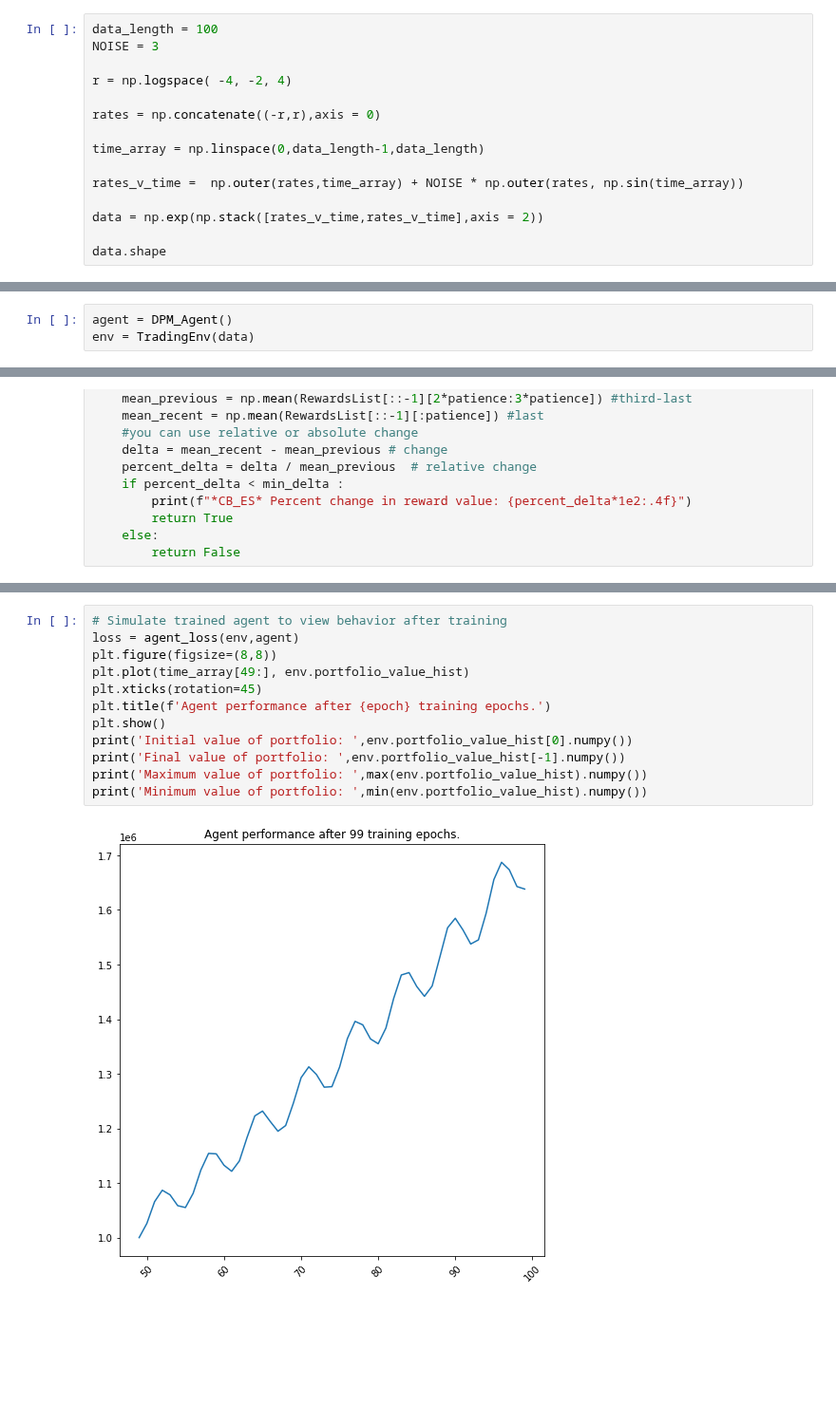
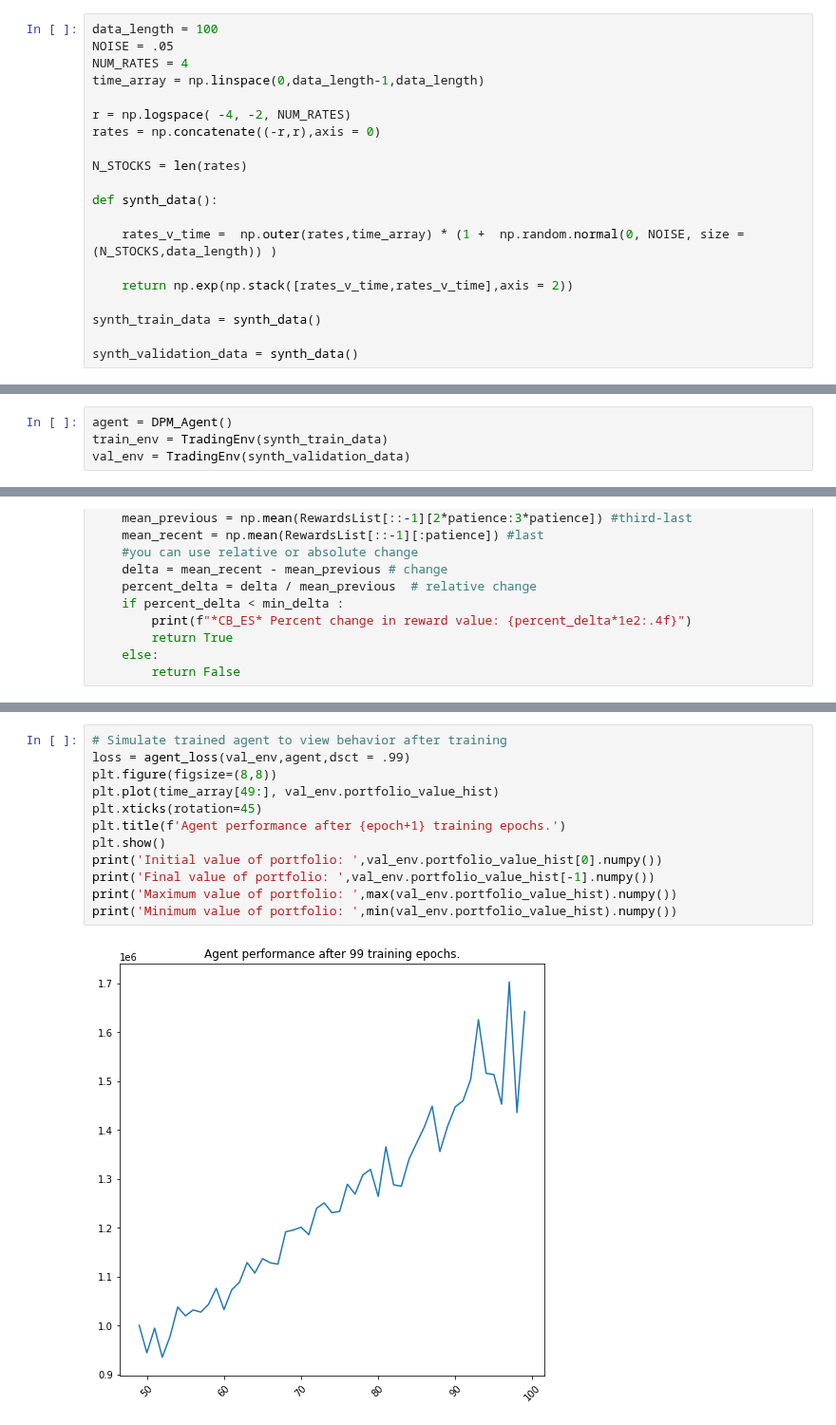
Before and after one commit to rajindermavi/portfolio_management, a Jupyter notebook: portfolio_management/test_training_synth_data.ipynb, the cells around one changed output, grey strips where cells are left out. Shown at 95% size. Cells and saved outputs as stored; diff of their text form; blank space fills up the shorter version.

```diff
--- a/portfolio_management/test_training_synth_data.ipynb
+++ b/portfolio_management/test_training_synth_data.ipynb
@@ -12,16 +12,21 @@ import matplotlib.pyplot as plt
 ## Construct Synthetic data
 # %%
 data_length = 100
-NOISE = 3
+NOISE = .05
+NUM_RATES = 4
+time_array = np.linspace(0,data_length-1,data_length)
 
-r = np.logspace( -4, -2, 4)
-
+r = np.logspace( -4, -2, NUM_RATES)
 rates = np.concatenate((-r,r),axis = 0)
 
-time_array = np.linspace(0,data_length-1,data_length)
+N_STOCKS = len(rates)
 
-rates_v_time =  np.outer(rates,time_array) + NOISE * np.outer(rates, np.sin(time_array))
+def synth_data():
 
-data = np.exp(np.stack([rates_v_time,rates_v_time],axis = 2))
+    rates_v_time =  np.outer(rates,time_array) * (1 +  np.random.normal(0, NOISE, size = (N_STOCKS,data_length)) )
 
-data.shape
+    return np.exp(np.stack([rates_v_time,rates_v_time],axis = 2))
+
+synth_train_data = synth_data()
+
+synth_validation_data = synth_data()
@@ -40,5 +51,6 @@ plt.show()
 # %%
 agent = DPM_Agent()
-env = TradingEnv(data)
+train_env = TradingEnv(synth_train_data)
+val_env = TradingEnv(synth_validation_data)
 # %%
 # Simulate untrained agent to view baseline
@@ -125,15 +141,15 @@ plt.show()
 # %%
 # Simulate trained agent to view behavior after training
-loss = agent_loss(env,agent)
+loss = agent_loss(val_env,agent,dsct = .99)
 plt.figure(figsize=(8,8))
-plt.plot(time_array[49:], env.portfolio_value_hist)
+plt.plot(time_array[49:], val_env.portfolio_value_hist)
 plt.xticks(rotation=45)
-plt.title(f'Agent performance after {epoch} training epochs.')
+plt.title(f'Agent performance after {epoch+1} training epochs.')
 plt.show()
-print('Initial value of portfolio: ',env.portfolio_value_hist[0].numpy())
-print('Final value of portfolio: ',env.portfolio_value_hist[-1].numpy())
-print('Maximum value of portfolio: ',max(env.portfolio_value_hist).numpy())
-print('Minimum value of portfolio: ',min(env.portfolio_value_hist).numpy())
+print('Initial value of portfolio: ',val_env.portfolio_value_hist[0].numpy())
+print('Final value of portfolio: ',val_env.portfolio_value_hist[-1].numpy())
+print('Maximum value of portfolio: ',max(val_env.portfolio_value_hist).numpy())
+print('Minimum value of portfolio: ',min(val_env.portfolio_value_hist).numpy())
 # %% [output]
-[figure, old version]
+[figure, new version]
 Initial value of portfolio:  1000000.0
```
Also changed, not shown: parts of 11 cells of this notebook.
